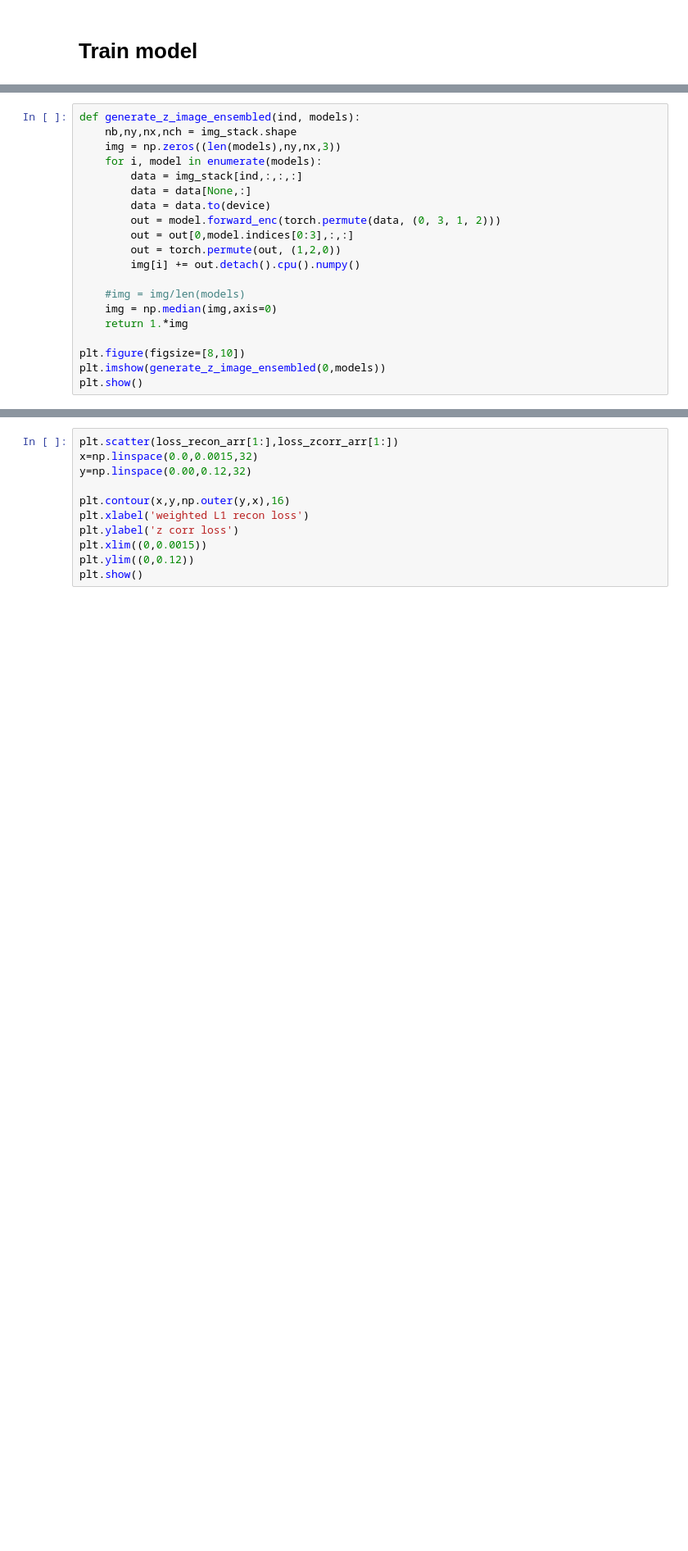
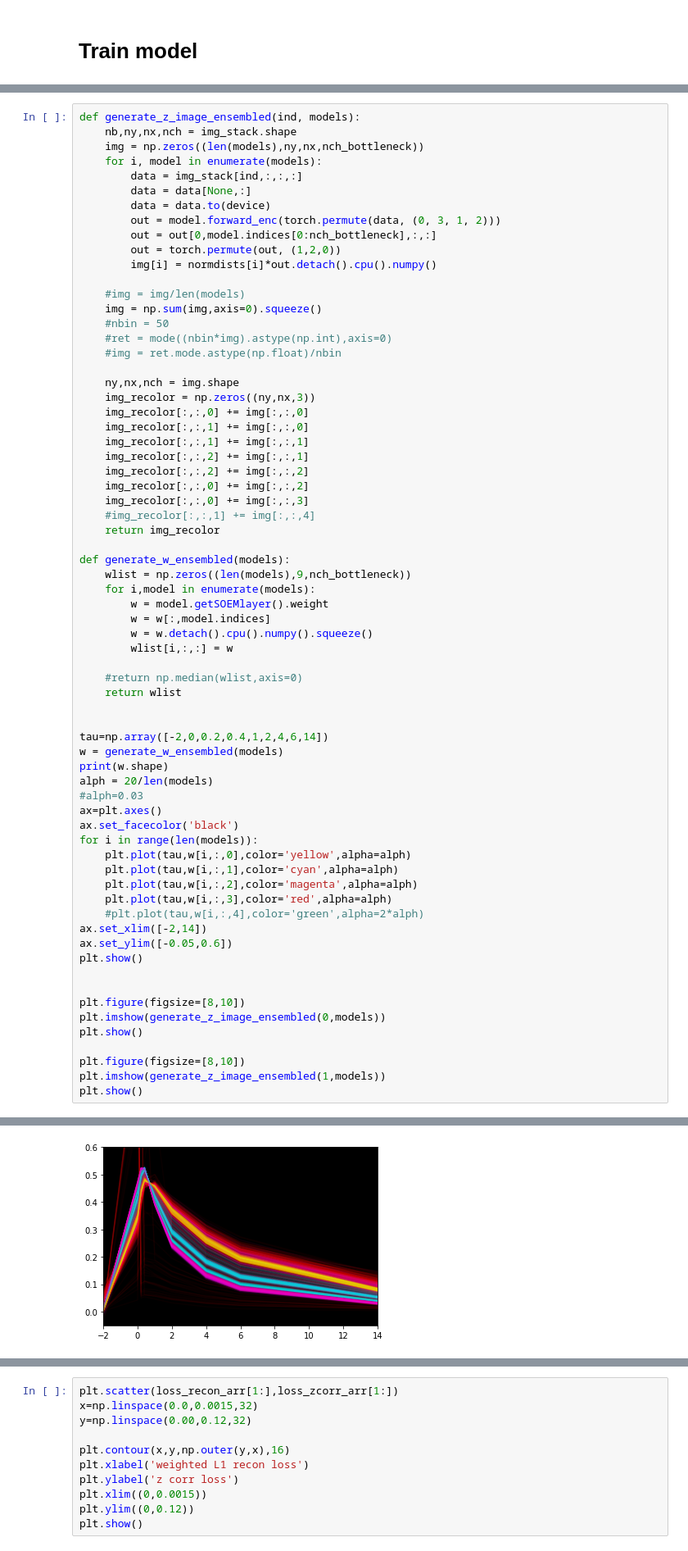
Before and after one commit to arya1080/spectral_autoencoder, a Jupyter notebook: spectral_autoencoder.ipynb, the cells around one changed output, grey strips where cells are left out. Shown at 82% size. Saved outputs shown, nothing was run; the diff lists cells and outputs as text; blank space fills up the shorter version.

Commit message:
updated methods for ensembling models and viewing variations in endmembers

```diff
--- a/spectral_autoencoder.ipynb
+++ b/spectral_autoencoder.ipynb
@@ -479,23 +477,3 @@ for i in range(1,n_runs+1):
     loss_zcorr_arr[i-1] = loss_zcorr
     n_count+=1
     print('Runs done: {}/{}'.format(n_count, n_runs))
-# %%
-def generate_z_image_ensembled(ind, models):
-    nb,ny,nx,nch = img_stack.shape
-    img = np.zeros((len(models),ny,nx,3))
-    for i, model in enumerate(models):
-        data = img_stack[ind,:,:,:]
-        data = data[None,:]
-        data = data.to(device)
-        out = model.forward_enc(torch.permute(data, (0, 3, 1, 2)))
-        out = out[0,model.indices[0:3],:,:]
-        out = torch.permute(out, (1,2,0))
-        img[i] += out.detach().cpu().numpy()
-
-    #img = img/len(models)
-    img = np.median(img,axis=0)
-    return 1.*img
-
-plt.figure(figsize=[8,10])
-plt.imshow(generate_z_image_ensembled(0,models))
-plt.show()
@@ -503,0 +480,69 @@ plt.show()
+# %%
+def generate_z_image_ensembled(ind, models):
+    nb,ny,nx,nch = img_stack.shape
+    img = np.zeros((len(models),ny,nx,nch_bottleneck))
+    for i, model in enumerate(models):
+        data = img_stack[ind,:,:,:]
+        data = data[None,:]
+        data = data.to(device)
+        out = model.forward_enc(torch.permute(data, (0, 3, 1, 2)))
+        out = out[0,model.indices[0:nch_bottleneck],:,:]
+        out = torch.permute(out, (1,2,0))
+        img[i] = normdists[i]*out.detach().cpu().numpy()
+
+    #img = img/len(models)
+    img = np.sum(img,axis=0).squeeze()
+    #nbin = 50
+    #ret = mode((nbin*img).astype(np.int),axis=0)
+    #img = ret.mode.astype(np.float)/nbin
+
+    ny,nx,nch = img.shape
+    img_recolor = np.zeros((ny,nx,3))
+    img_recolor[:,:,0] += img[:,:,0]
+    img_recolor[:,:,1] += img[:,:,0]
+    img_recolor[:,:,1] += img[:,:,1]
+    img_recolor[:,:,2] += img[:,:,1]
+    img_recolor[:,:,2] += img[:,:,2]
+    img_recolor[:,:,0] += img[:,:,2]
+    img_recolor[:,:,0] += img[:,:,3]
+    #img_recolor[:,:,1] += img[:,:,4]
+    return img_recolor
+
+def generate_w_ensembled(models):
+    wlist = np.zeros((len(models),9,nch_bottleneck))
+    for i,model in enumerate(models):
+        w = model.getSOEMlayer().weight
+        w = w[:,model.indices]
+        w = w.detach().cpu().numpy().squeeze()
+        wlist[i,:,:] = w
+
+    #return np.median(wlist,axis=0)
+    return wlist
+
+
+tau=np.array([-2,0,0.2,0.4,1,2,4,6,14])
+w = generate_w_ensembled(models)
+print(w.shape)
+alph = 20/len(models)
+#alph=0.03
+ax=plt.axes()
+ax.set_facecolor('black')
+for i in range(len(models)):
+    plt.plot(tau,w[i,:,0],color='yellow',alpha=alph)
+    plt.plot(tau,w[i,:,1],color='cyan',alpha=alph)
+    plt.plot(tau,w[i,:,2],color='magenta',alpha=alph)
+    plt.plot(tau,w[i,:,3],color='red',alpha=alph)
+    #plt.plot(tau,w[i,:,4],color='green',alpha=2*alph)
+ax.set_xlim([-2,14])
+ax.set_ylim([-0.05,0.6])
+plt.show()
+
+
+plt.figure(figsize=[8,10])
+plt.imshow(generate_z_image_ensembled(0,models))
+plt.show()
+
+plt.figure(figsize=[8,10])
+plt.imshow(generate_z_image_ensembled(1,models))
+plt.show()
+# %% [output]
@@ -503,0 +550 @@ plt.show()
+[figure, added]
```
Also changed, not shown: parts of 13 cells of this notebook.
